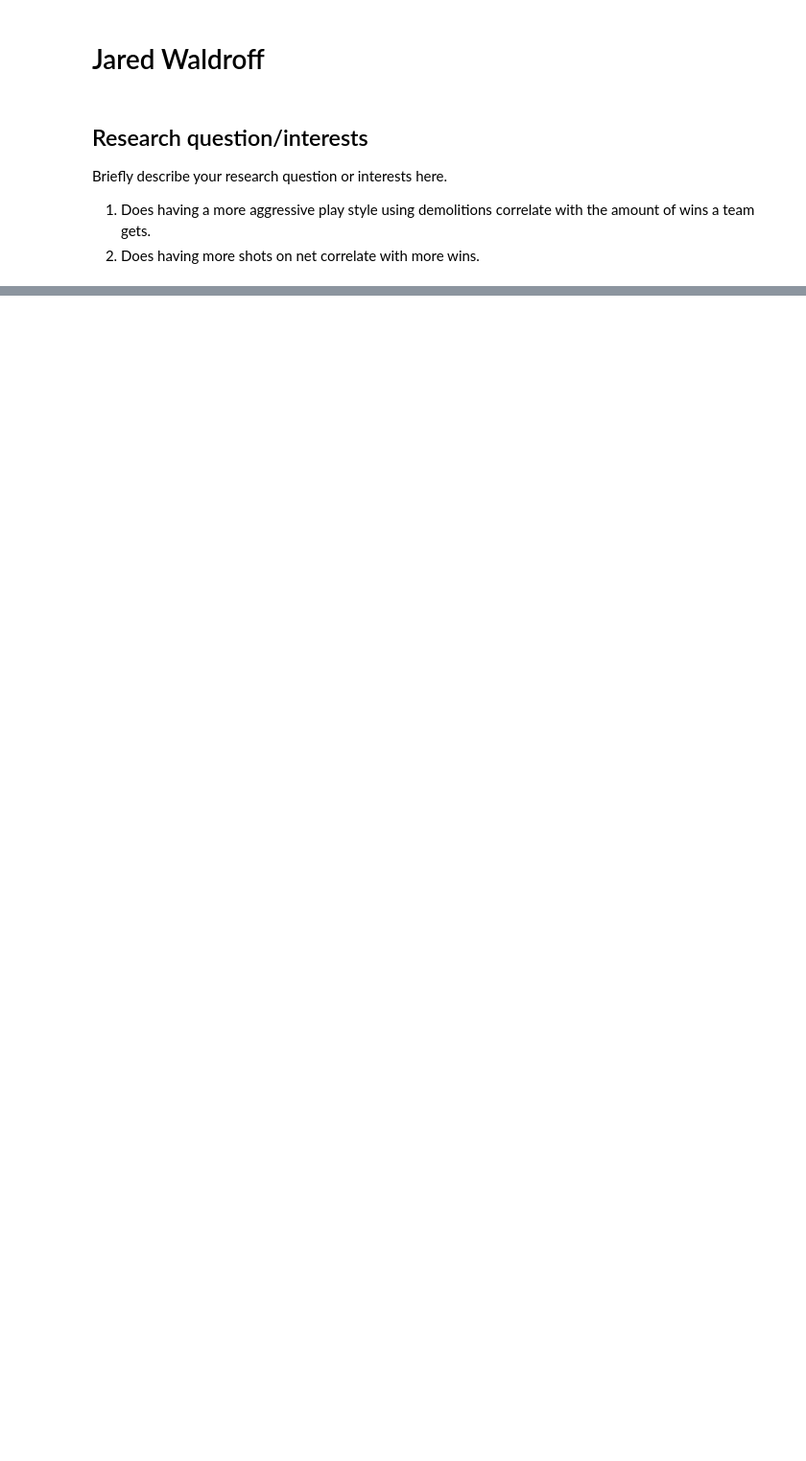
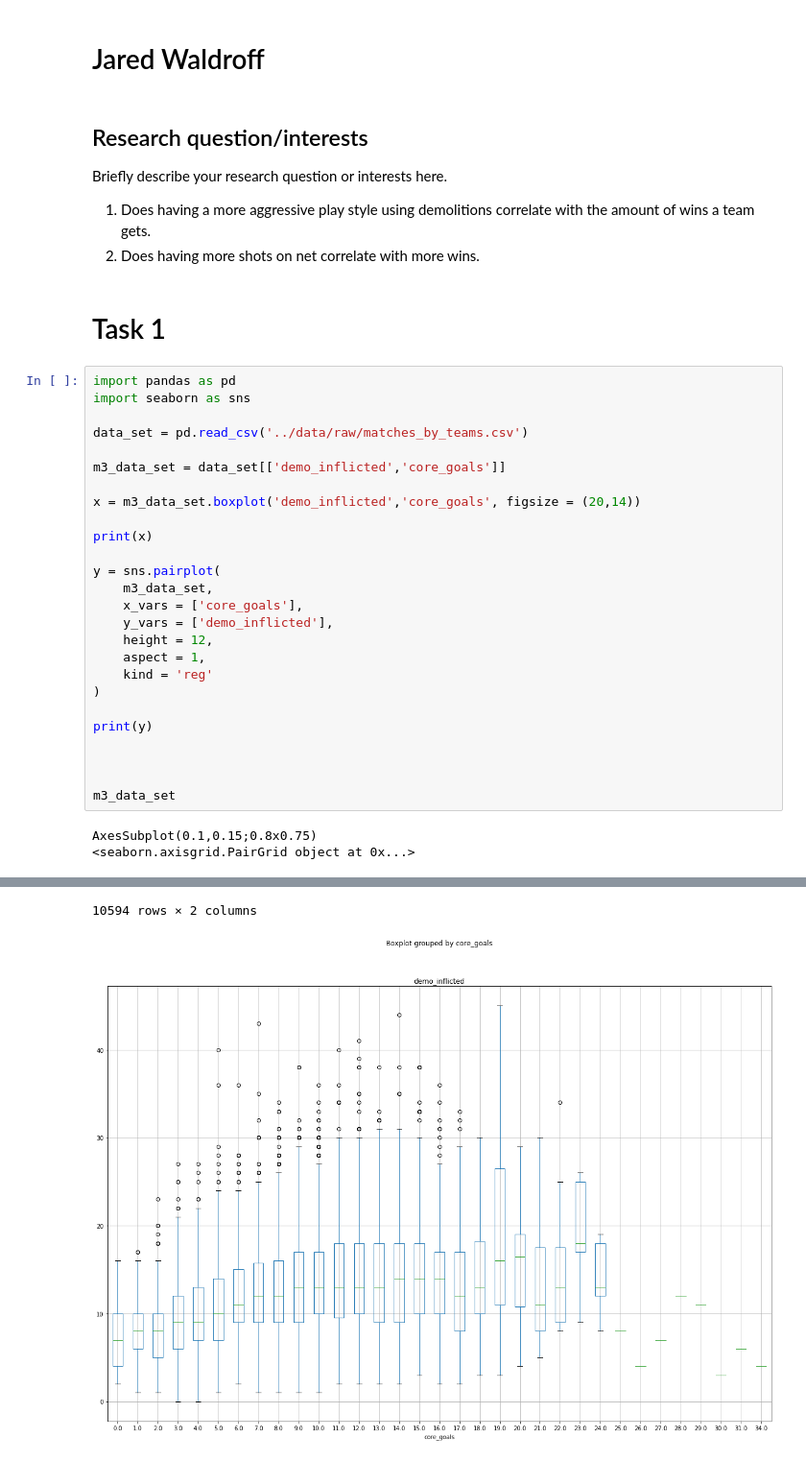
Before and after one commit to ahmadsm1/Rocket-League-Winning-Strategies, a Jupyter notebook: notebooks/analysis2.ipynb, the cells around one changed output, grey strips where cells are left out. Shown: that part at 96% size. Saved outputs shown, nothing was run; the diff lists cells and outputs as text; blank space fills up the shorter version.

```diff
--- a/notebooks/analysis2.ipynb
+++ b/notebooks/analysis2.ipynb
@@ -7,3 +7,34 @@ Briefly describe your research question or interests here.
 
 1. Does having a more aggressive play style using demolitions correlate with the amount of wins a team gets.
 2. Does having more shots on net correlate with more wins.
+# %% [markdown]
+# Task 1
+# %%
+import pandas as pd
+import seaborn as sns
+
+data_set = pd.read_csv('../data/raw/matches_by_teams.csv')
+
+m3_data_set = data_set[['demo_inflicted','core_goals']]
+
+x = m3_data_set.boxplot('demo_inflicted','core_goals', figsize = (20,14))
+
+print(x)
+
+y = sns.pairplot(
+    m3_data_set,
+    x_vars = ['core_goals'],
+    y_vars = ['demo_inflicted'],
+    height = 12,
+    aspect = 1,
+    kind = 'reg'
+)
+
+print(y)
+
+
+
+m3_data_set
+# %% [output]
+AxesSubplot(0.1,0.15;0.8x0.75)
+<seaborn.axisgrid.PairGrid object at 0x...>
@@ -9,0 +53,2 @@ Briefly describe your research question or interests here.
+10594 rows × 2 columns
+[figure, added]
```
Also changed, not shown: parts of 11 cells of this notebook, 1 other file.
